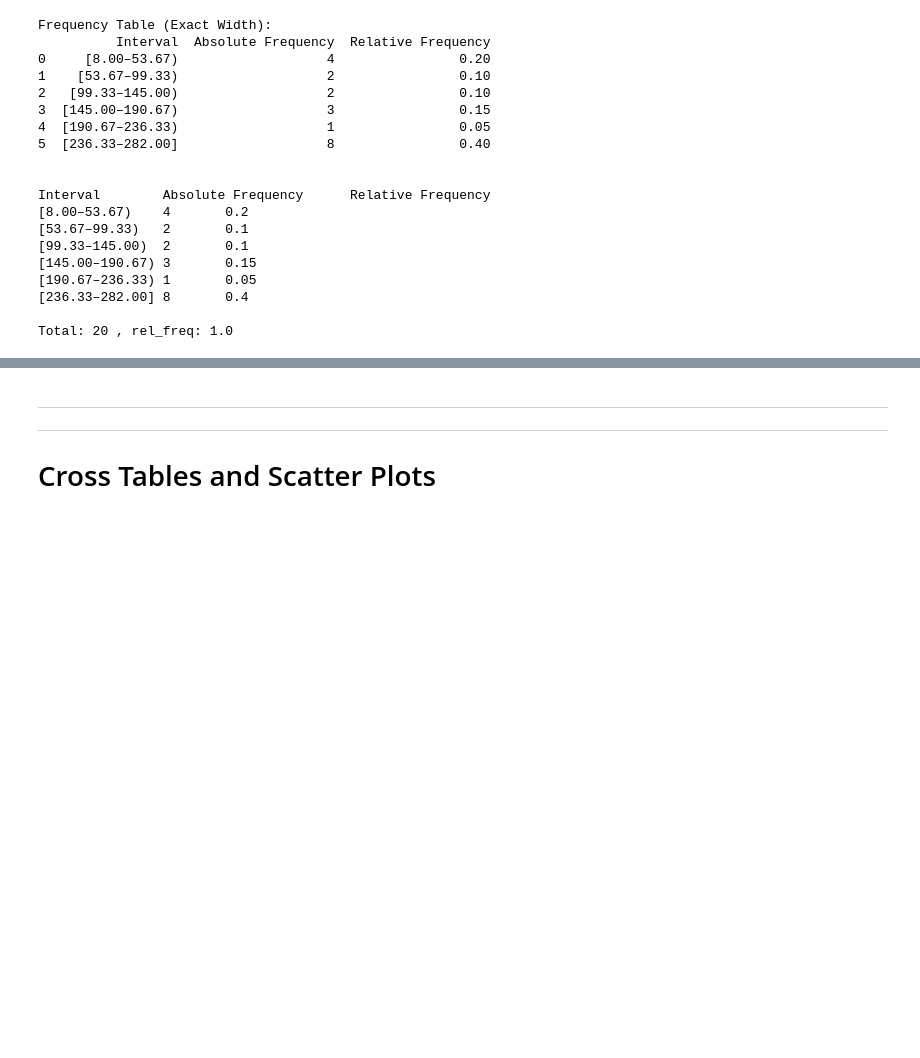
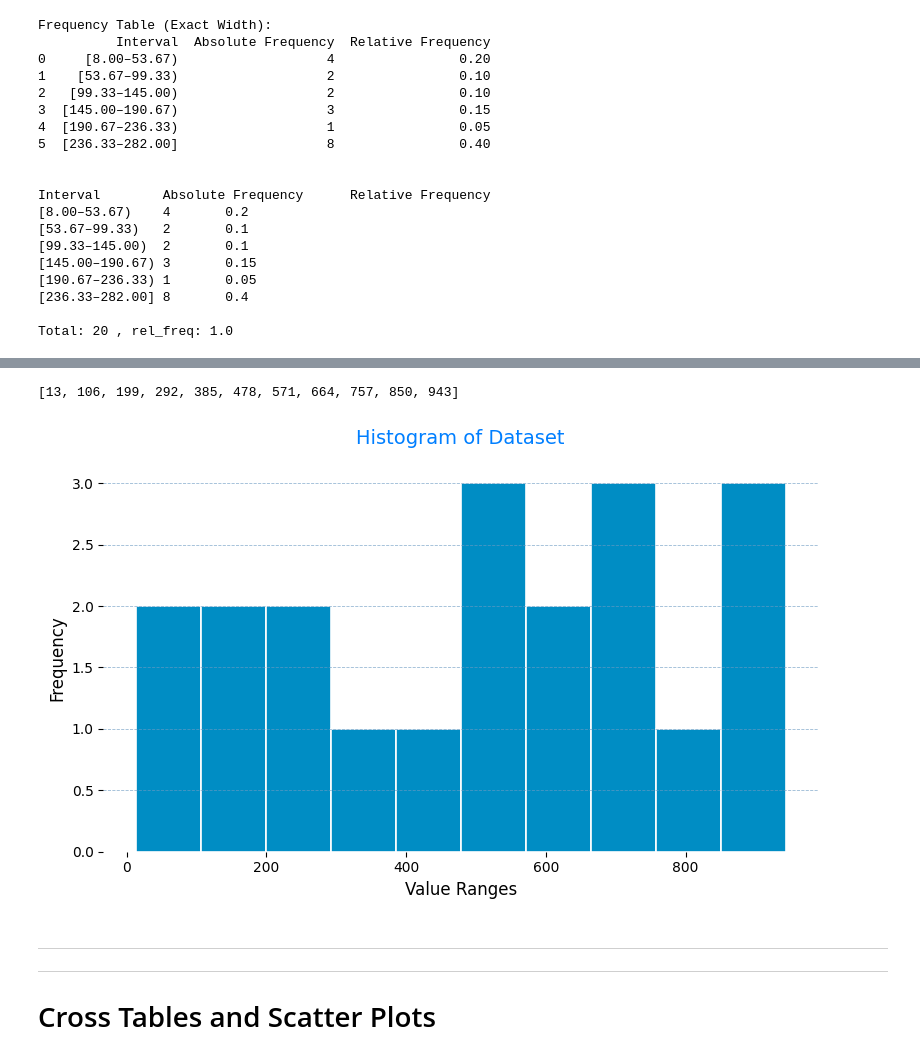
Before and after one commit to Rumaan-Kaisar/DataScience, a Jupyter notebook: Stat_ch1_dscptv/ch1_descriptive_stat _prctc.ipynb, the cells around one changed output, grey strips where cells are left out. Drawn from its saved outputs; the diff is of its cells as text; code cells hidden in the pictures; blank space fills up the shorter version.

```diff
--- a/Stat_ch1_dscptv/ch1_descriptive_stat _prctc.ipynb
+++ b/Stat_ch1_dscptv/ch1_descriptive_stat _prctc.ipynb
@@ -579,3 +559,29 @@ Total: 20 , rel_freq: 1.0
+# %%
+bins
+# %% [output]
+[13, 106, 199, 292, 385, 478, 571, 664, 757, 850, 943]
+# %%
+# Plot
+import matplotlib.pyplot as plt
+plt.figure(figsize=(8, 5))
+plt.hist(dataset_2, bins=bins, color="#008dc4", edgecolor="white", linewidth=1.2, rwidth=1.0)
+
+# Labels and title
+plt.xlabel("Value Ranges", fontsize=12)
+plt.ylabel("Frequency", fontsize=12)
+plt.title("Histogram of Dataset", fontsize=14, color="#007fff", pad=15)
+
+# Gridlines
+plt.grid(axis='y', linestyle='--', linewidth=0.6, alpha=0.7, color="#6d9bc3")
+
+# Minimalist styling
+for spine in plt.gca().spines.values():
+    spine.set_visible(False)
+
+plt.tight_layout()
+plt.show()
+# %% [output]
+[figure, added]
 # %% [markdown]
 ___
 ___
```
Also changed, not shown: parts of 10 cells of this notebook.
